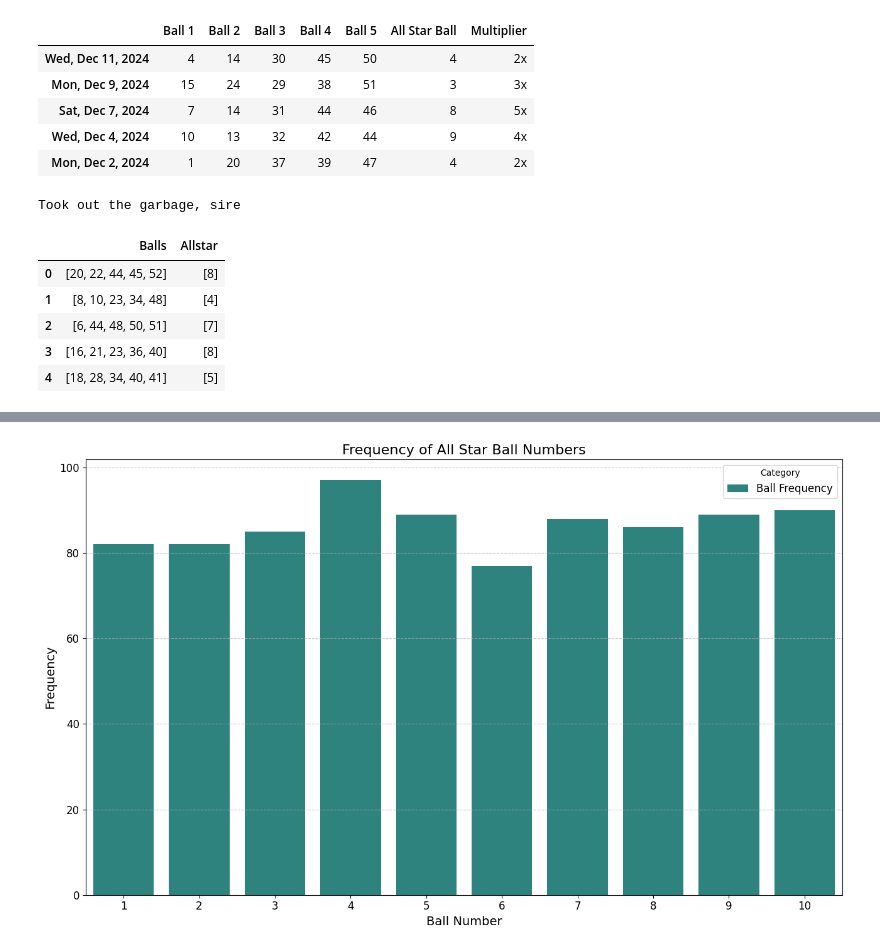
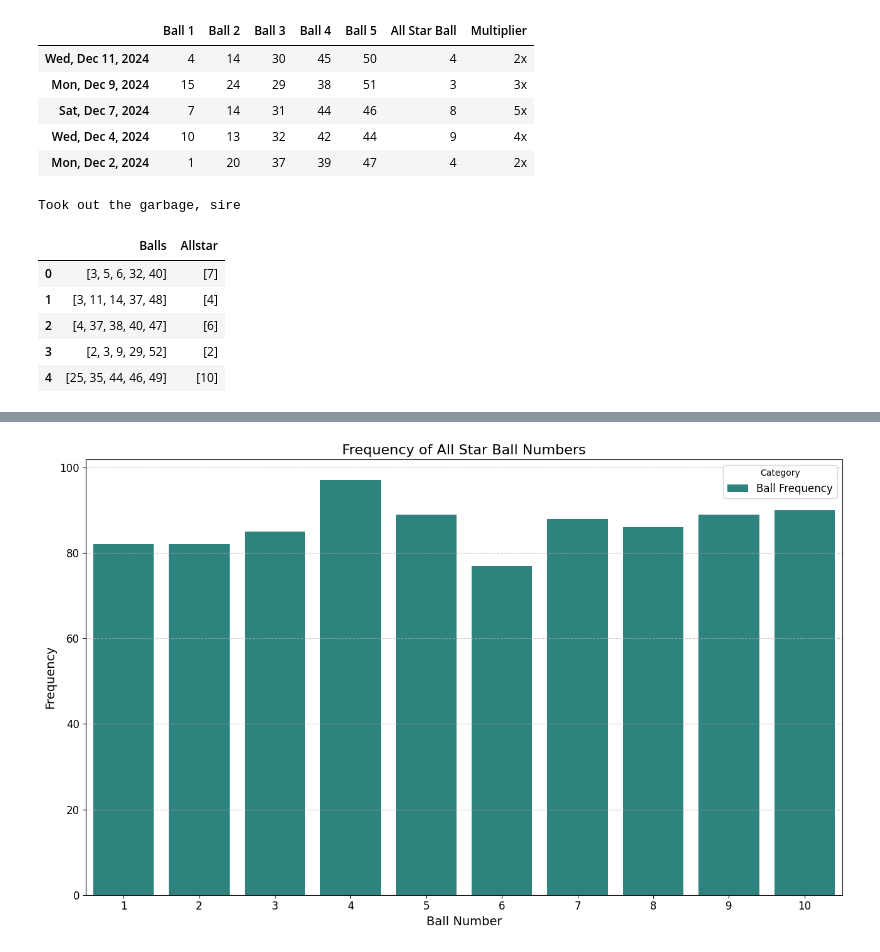
Before and after one commit to Agent-Diamonds/LottoAmericaDataFun, a Jupyter notebook: LottoAmerica.ipynb, the cells around one changed output, grey strips where cells are left out. Drawn from its saved outputs; the diff is of its cells as text; code cells hidden in the pictures.

```diff
--- a/LottoAmerica.ipynb
+++ b/LottoAmerica.ipynb
@@ -48,44 +48,44 @@ df2.head()
 file_path = "synthetic_drawings.pickle"
 lln_synthetic_draws = {}
 #Anticipate needing ~ 32G of ram to run your usual stuff plus this
-def generate_synthetic_draws(sample_draws=12000000):
+def generate_synthetic_draws(sample_draws=5000000):
     rng = np.random.default_rng()
     all_balls = range(1, 52 + 1)
     all_balls = np.array(all_balls, dtype=np.uint8) #Never enough RAM, I'm tempted to build some kind of dataloader
     allstar_balls = range(1, 10 + 1)
     allstar_balls = np.array(allstar_balls, dtype=np.uint8)
     lln_synthetic_draws = {}
 
 
     for i in np.array(range(sample_draws), dtype=np.uint32):
         drawing = np.sort(rng.choice(all_balls, size=5, replace=False))
         all_star = rng.choice(allstar_balls, size=1, replace=False)
         lln_synthetic_draws[i] = {"Balls" : drawing, "Allstar" : all_star}
     with open(file_path, 'wb') as f:
         pickle.dump(lln_synthetic_draws, f)
         f.flush()  # Ensure all data is written to disk 'fore we take out the trash
     lln_synthetic_draws.clear()
     gc.collect() #Seriously, never enough RAM
     print('Took out the garbage, sire')
 
 
 
 if os.path.exists(file_path):
     with open(file_path, 'rb') as f:
         lln_synthetic_df = pd.DataFrame.from_dict(pickle.load(f), orient='index')
 else:
-    generate_synthetic_draws(500)
+    generate_synthetic_draws()
     with open(file_path, 'rb') as f:
         lln_synthetic_df = pd.DataFrame.from_dict(pickle.load(f), orient='index')
 lln_synthetic_df.head()
 # %% [output]
 Took out the garbage, sire
 |  | Balls | Allstar |
-| 0 | [20, 22, 44, 45, 52] | [8] |
-| 1 | [8, 10, 23, 34, 48] | [4] |
-| 2 | [6, 44, 48, 50, 51] | [7] |
-| 3 | [16, 21, 23, 36, 40] | [8] |
-| 4 | [18, 28, 34, 40, 41] | [5] |
+| 0 | [3, 5, 6, 32, 40] | [7] |
+| 1 | [3, 11, 14, 37, 48] | [4] |
+| 2 | [4, 37, 38, 40, 47] | [6] |
+| 3 | [2, 3, 9, 29, 52] | [2] |
+| 4 | [25, 35, 44, 46, 49] | [10] |
 # %%
 # Calculate ball frequency from synthetic draws
 synthetic_counts = pd.Series([ball for sublist in lln_synthetic_df['Balls'] for ball in sublist]).value_counts(normalize=True)
```
Also changed, not shown: parts of 8 cells of this notebook.
